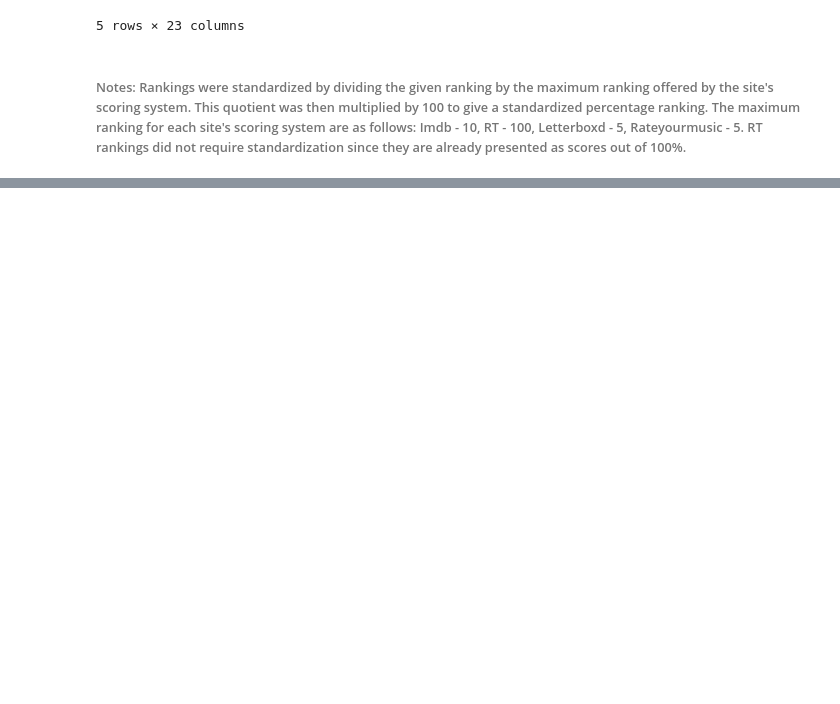
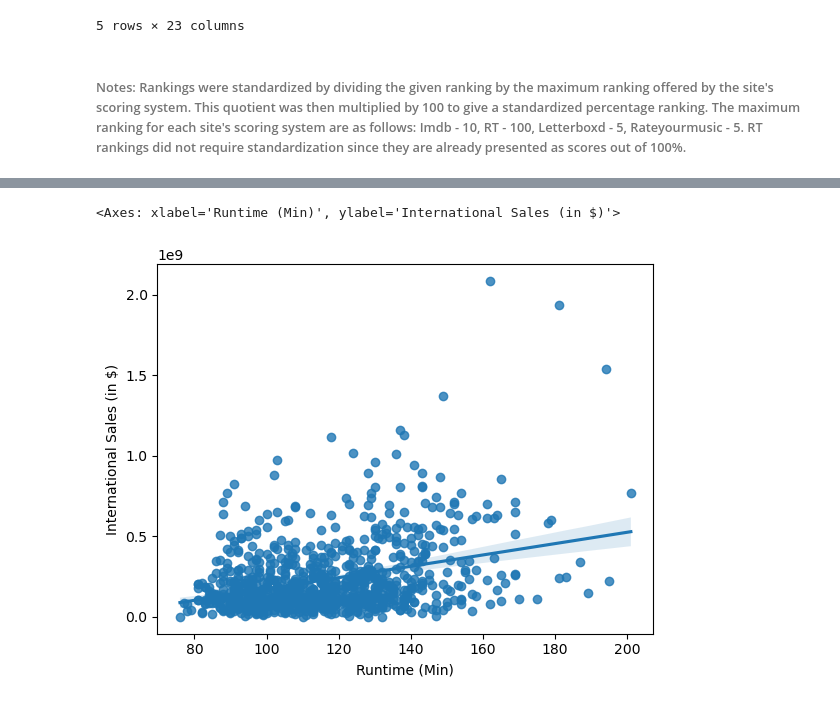
Before and after one commit to ubco-W2022T2-data301/project-group-group52, a Jupyter notebook: analysis/analysis2.ipynb, the cells around one changed output, grey strips where cells are left out. Cells and saved outputs as stored; diff of their text form; code cells hidden in the pictures; blank space fills up the shorter version.

```diff
--- a/analysis/analysis2.ipynb
+++ b/analysis/analysis2.ipynb
@@ -194,0 +263,8 @@ rank.head()
+# %%
+# Runtime vs. International Sales
+sns.regplot(data=comb,
+            x='Runtime (Min)',
+            y='International Sales (in $)')
+# %% [output]
+<Axes: xlabel='Runtime (Min)', ylabel='International Sales (in $)'>
+[figure, added]
```
Also changed, not shown: parts of 21 cells of this notebook, 1 other file.
